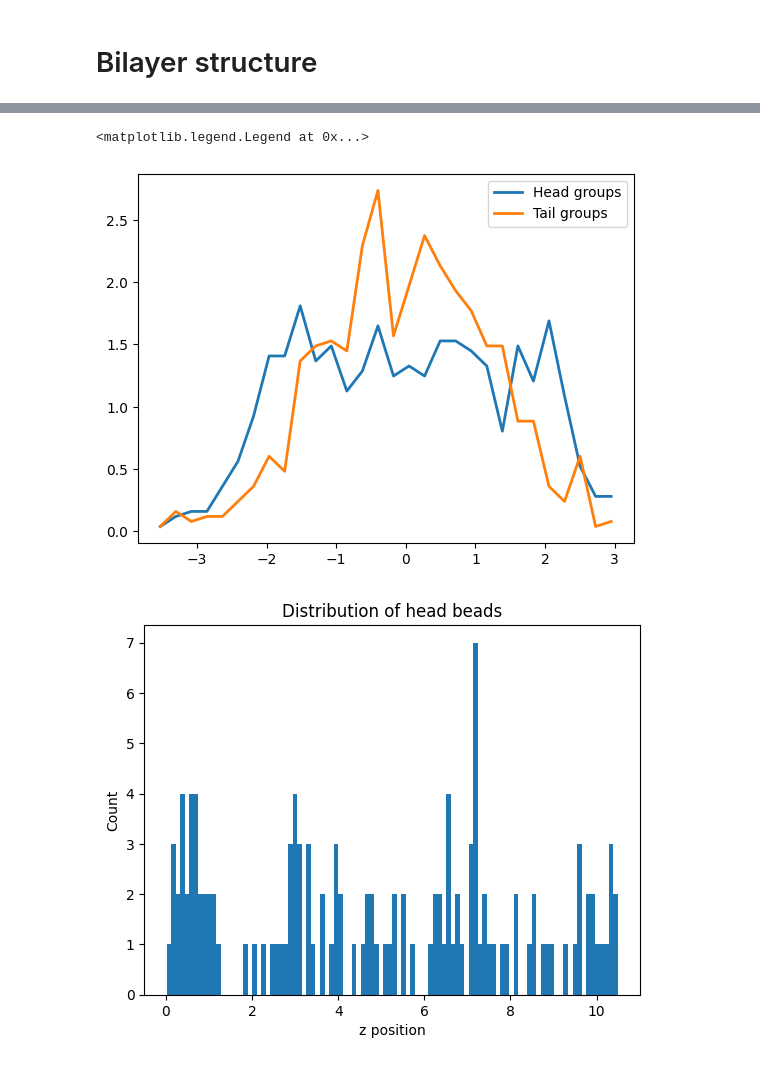
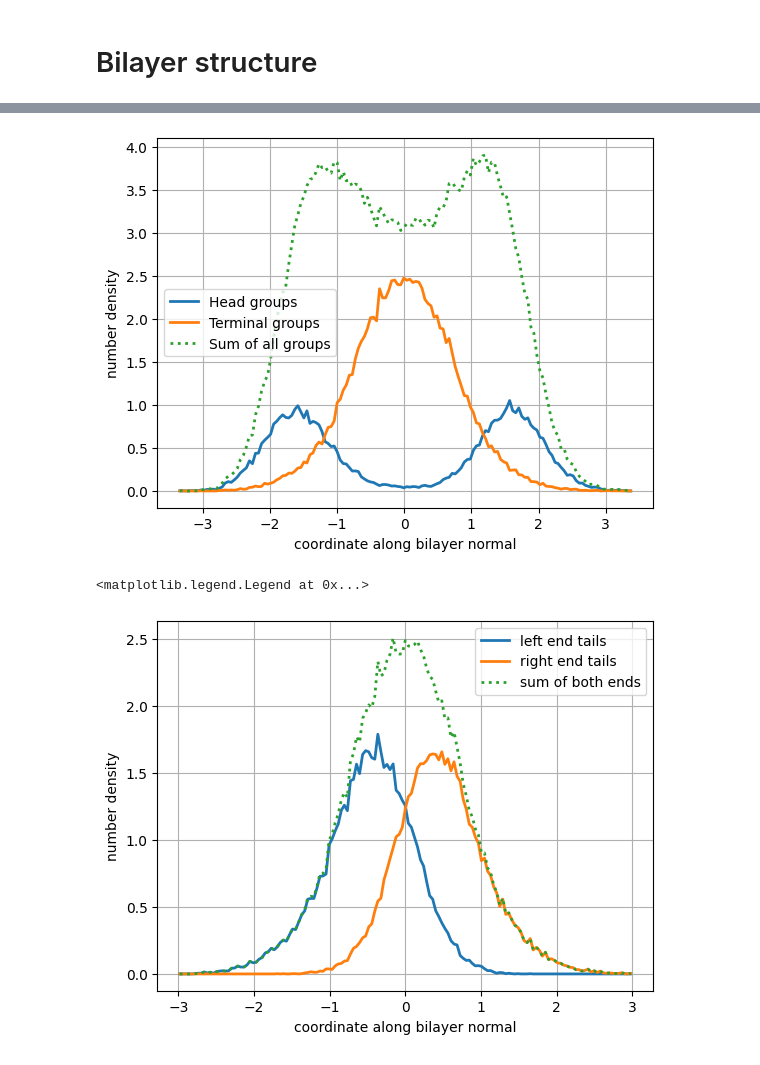
Before and after one commit to G-Scherer/dpd_simulation, a Jupyter notebook: lipid_self_assembly/analysis/analysis.ipynb, the cells around one changed output, grey strips where cells are left out. Saved outputs shown, nothing was run; the diff lists cells and outputs as text; code cells hidden in the pictures.

```diff
--- a/lipid_self_assembly/analysis/analysis.ipynb
+++ b/lipid_self_assembly/analysis/analysis.ipynb
@@ -362,24 +361,26 @@ def calc_density_profile(universe, directors, frame_id, box, n_bins=30):
 # %%
-hist_heads, hist_links, hist_tails, bin_centers = calc_density_profile(all_frames_mol_positions, directors, best_frame, all_frames_box)
+heads, links, tails, terminal, bin_centers, left, right, bin_centers_ovl = calc_density_profile_avg(all_frames_mol_positions, directors, 75, frames, all_frames_box, n_bins=150)
 # %%
-plt.plot(bin_centers, hist_heads, label='Head groups', linewidth=2)
-# plt.plot(bin_centers, hist_links, label='Link groups', linewidth=2)
-plt.plot(bin_centers, hist_tails, label='Tail groups', linewidth=2)
+plt.plot(bin_centers, heads, label='Head groups', linewidth=2)
+#plt.plot(bin_centers, links, label='Link groups', linewidth=2)
+#plt.plot(bin_centers, tails, label='Tail groups', linewidth=2)
+plt.plot(bin_centers, terminal, label='Terminal groups', linewidth=2)
+plt.plot(bin_centers, heads+links+tails+terminal, label="Sum of all groups", linewidth=2, linestyle="dotted")
+plt.xlabel("coordinate along bilayer normal")
+plt.ylabel("number density")
 
+plt.grid()
 plt.legend()
+plt.show()
+
+plt.plot(bin_centers_ovl,left, label="left end tails", linewidth=2)
+plt.plot(bin_centers_ovl,right, label="right end tails", linewidth=2)
+plt.plot(bin_centers_ovl,right+left, label="sum of both ends", linewidth=2, linestyle="dotted")
+plt.xlabel("coordinate along bilayer normal")
+plt.ylabel("number density")
+plt.grid()
+plt.legend()
 # %% [output]
+[figure, new version]
 <matplotlib.legend.Legend at 0x...>
-[figure, old version]
+[figure, added]
-# %%
-# Prüfe die Verteilung der Molekül-Positionen (z.B. Heads)
-frame = all_frames_mol_positions[-1]
-head_positions = np.array([mol[0] for mol in frame])  # Alle Kopf-Atome
-
-# Plotte z-Koordinaten
-plt.hist(head_positions[:, 2], bins=100)  # Angenommen director ≈ [0,0,1]
-plt.xlabel('z position')
-plt.ylabel('Count')
-plt.title('Distribution of head beads')
-plt.show()
-# %% [output]
-[figure, removed]
```
Also changed, not shown: parts of 13 cells of this notebook, 24 other files.
